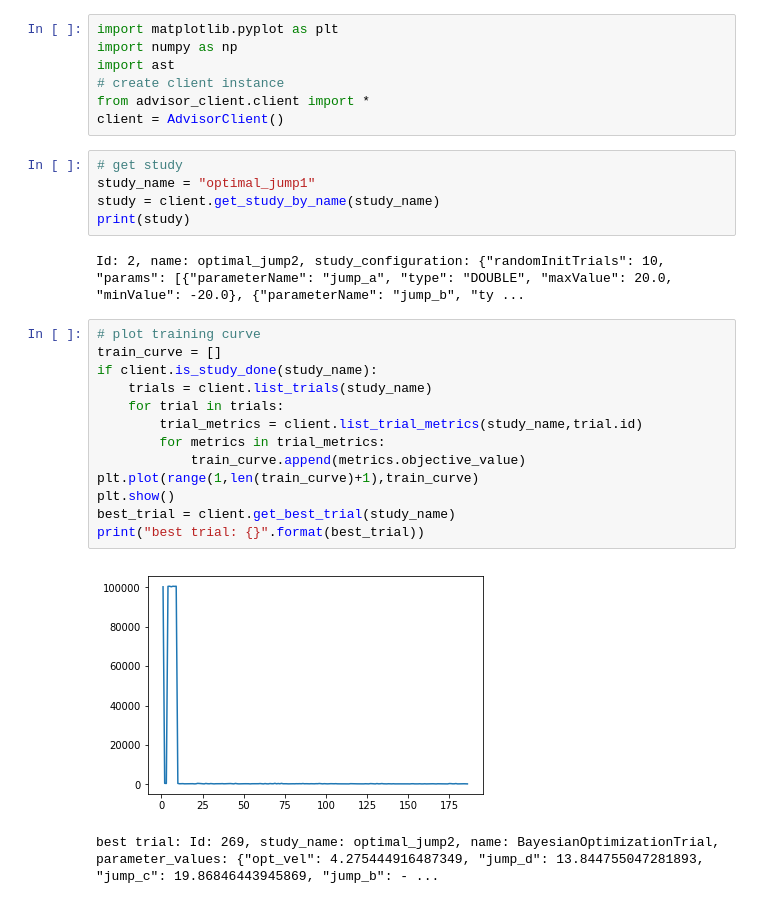
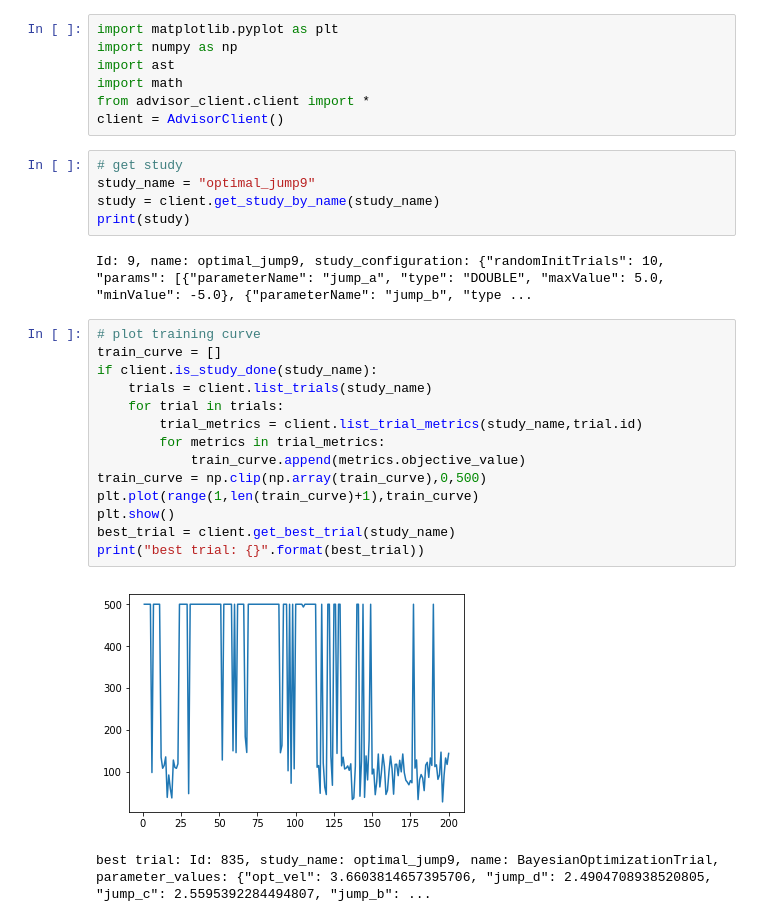
Before and after one commit to silvery107/wheeled-bipedal-jumping, a Jupyter notebook: MiniNezha/utilities/plot.ipynb, the cells around one changed output. Saved outputs shown, nothing was run; the diff lists cells and outputs as text.

```diff
--- a/MiniNezha/utilities/plot.ipynb
+++ b/MiniNezha/utilities/plot.ipynb
@@ -2,32 +2,33 @@
 import matplotlib.pyplot as plt
 import numpy as np
 import ast
-# create client instance
+import math
 from advisor_client.client import *
 client = AdvisorClient()
 # %%
 # get study
-study_name = "optimal_jump1"
+study_name = "optimal_jump9"
 study = client.get_study_by_name(study_name)
 print(study)
 # %% [output]
-Id: 2, name: optimal_jump2, study_configuration: {"randomInitTrials": 10, "params": [{"parameterName": "jump_a", "type": "DOUBLE", "maxValue": 20.0, "minValue": -20.0}, {"parameterName": "jump_b", "ty ...
+Id: 9, name: optimal_jump9, study_configuration: {"randomInitTrials": 10, "params": [{"parameterName": "jump_a", "type": "DOUBLE", "maxValue": 5.0, "minValue": -5.0}, {"parameterName": "jump_b", "type ...
 # %%
 # plot training curve
 train_curve = []
 if client.is_study_done(study_name):
     trials = client.list_trials(study_name)
     for trial in trials:
         trial_metrics = client.list_trial_metrics(study_name,trial.id)
         for metrics in trial_metrics:
             train_curve.append(metrics.objective_value)
+train_curve = np.clip(np.array(train_curve),0,500)
 plt.plot(range(1,len(train_curve)+1),train_curve)
 plt.show()
 best_trial = client.get_best_trial(study_name)
 print("best trial: {}".format(best_trial))
 # %% [output]
-[figure, old version]
+[figure, new version]
-best trial: Id: 269, study_name: optimal_jump2, name: BayesianOptimizationTrial, parameter_values: {"opt_vel": 4.275444916487349, "jump_d": 13.844755047281893, "jump_c": 19.86846443945869, "jump_b": - ...
+best trial: Id: 835, study_name: optimal_jump9, name: BayesianOptimizationTrial, parameter_values: {"opt_vel": 3.6603814657395706, "jump_d": 2.4904708938520805, "jump_c": 2.5595392284494807, "jump_b": ...
 # %%
 param_dic = ast.literal_eval(best_trial.parameter_values)
 a = param_dic["jump_a"]
```
Also changed, not shown: parts of 2 cells of this notebook, 4 other files.
